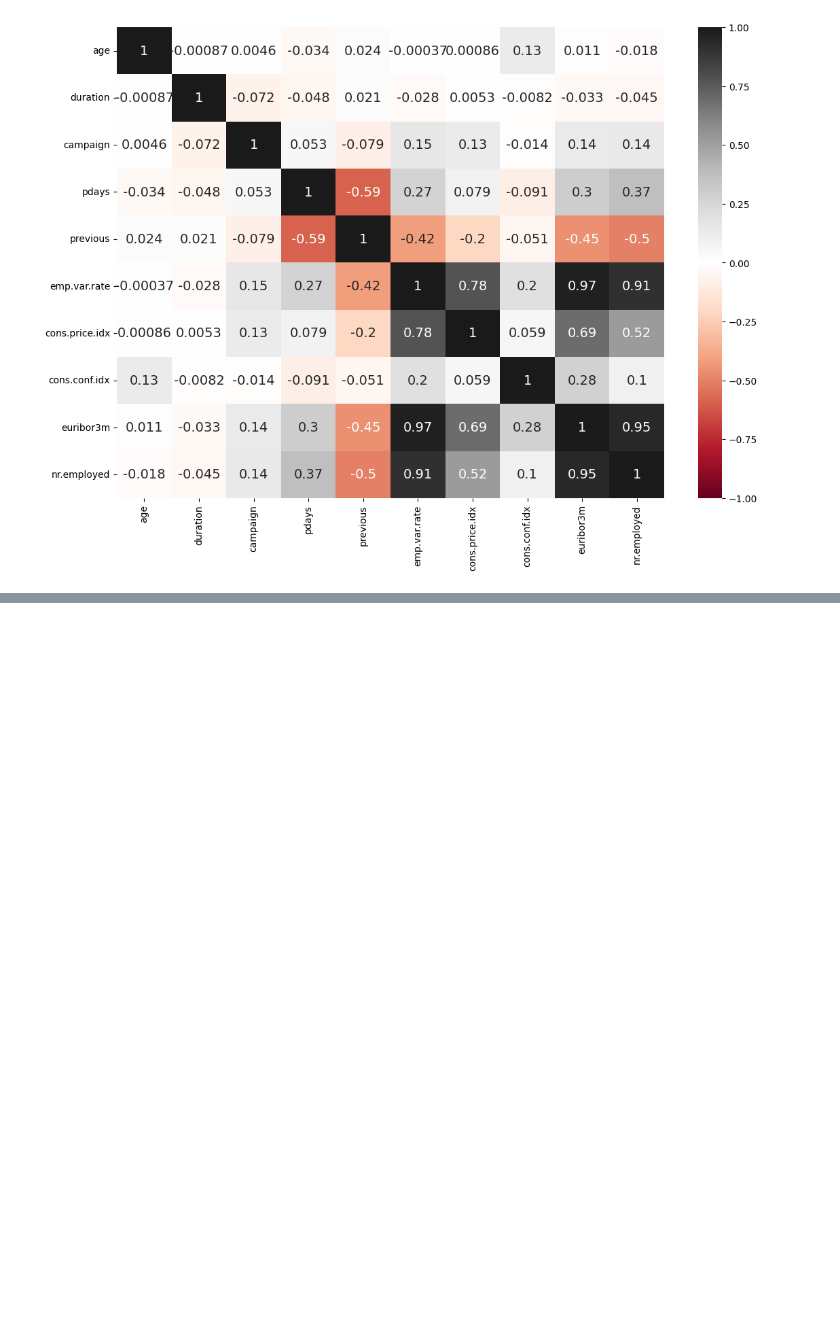
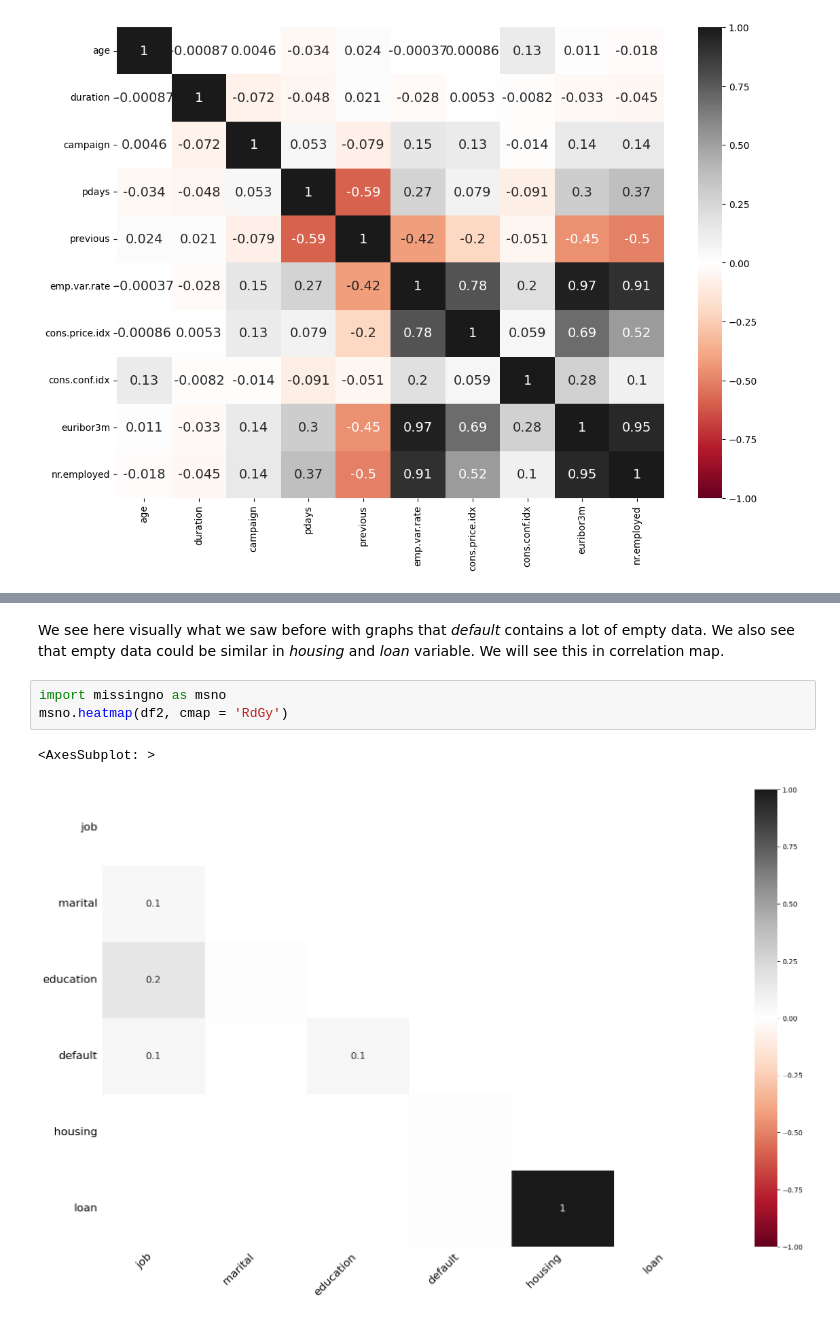
Before and after one commit to rsouza/MasterClassUseCase, a Jupyter notebook: 1_Classification/Bank_Marketing/classification_task_Martina.ipynb, the cells around one changed output, grey strips where cells are left out. Drawn from its saved outputs; the diff is of its cells as text; blank space fills up the shorter version.

```diff
--- a/1_Classification/Bank_Marketing/classification_task_Martina.ipynb
+++ b/1_Classification/Bank_Marketing/classification_task_Martina.ipynb
@@ -427,0 +558,8 @@ How do we treat unknown in analysis? Do we try to find substitute for it or we t
+# %% [markdown]
+We see here visually what we saw before with graphs that *default* contains a lot of empty data. We also see that empty data could be similar in *housing* and *loan* variable. We will see this in correlation map.
+# %%
+import missingno as msno
+msno.heatmap(df2, cmap = 'RdGy')
+# %% [output]
+<AxesSubplot: >
+[figure, added]
```
Also changed, not shown: parts of 82 cells of this notebook.
